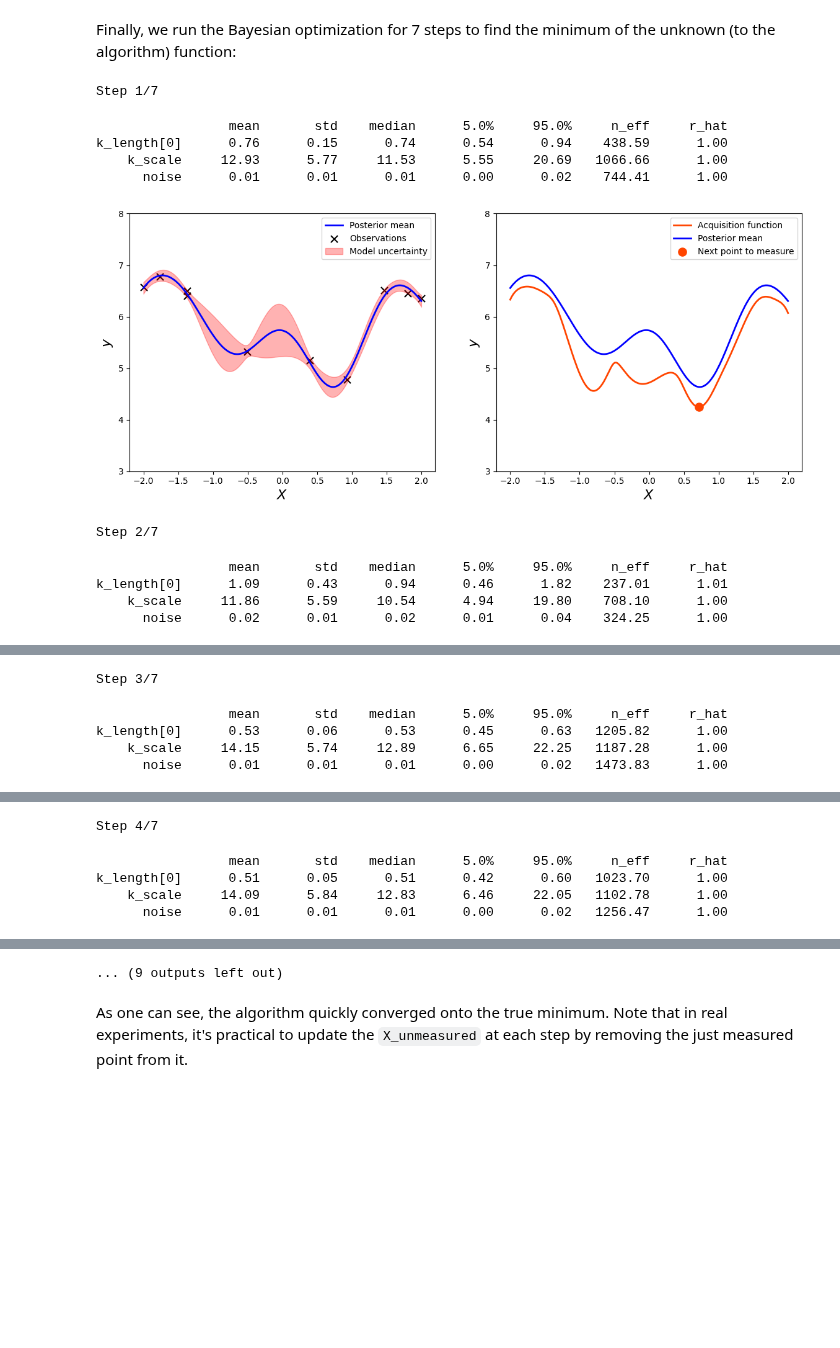
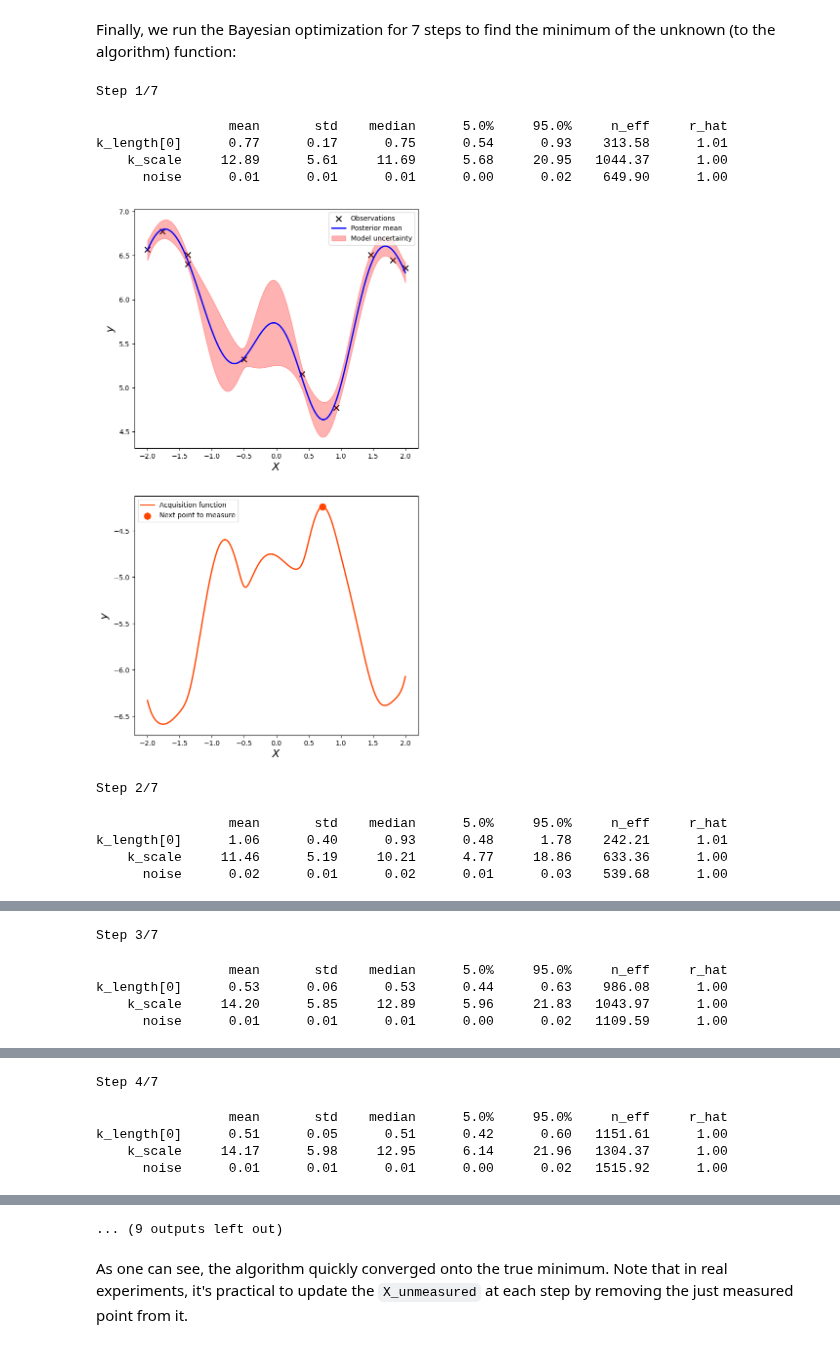
Before and after one commit to ziatdinovmax/gpax, a Jupyter notebook: examples/gpax_GPBO.ipynb, the cells around one changed output, grey strips where cells are left out. Cells and saved outputs as stored; diff of their text form; code cells hidden in the pictures; blank space fills up the shorter version.

```diff
--- a/examples/gpax_GPBO.ipynb
+++ b/examples/gpax_GPBO.ipynb
@@ -94,43 +110,42 @@ Finally, we run the Bayesian optimization for 7 steps to find the minimum of the
 # %%
 num_steps = 7
 
 for e in range(num_steps):
     print("\nStep {}/{}".format(e+1, num_steps))
     # Compute acquisition function
     acq, (y_pred, y_sampled) = step(X, y, X_unmeasured)
     # Get the next point to evaluate
-    idx = acq.argmin()
+    idx = acq.argmax()
     next_point = X_unmeasured[idx:idx+1]
     # Measure the point
     next_point_value = measure(next_point)
     # Update measured data
     X = np.append(X, X_unmeasured[idx:idx+1])
     y = np.append(y, next_point_value)
 
     # Plot observed points, mean prediction, and acqusition function
     lower_b = y_pred - y_sampled.std(axis=(0,1))
     upper_b = y_pred + y_sampled.std(axis=(0,1))
-    fig, (ax1, ax2) = plt.subplots(1, 2, dpi=100, figsize=(14, 5.5))
+    fig, (ax1, ax2) = plt.subplots(2, 1, dpi=100, figsize=(7.5, 14))
     ax1.scatter(X[:-1], y[:-1], marker='x', c='k', label="Observations", s=64)
+    ax1.plot(X_unmeasured, y_pred, lw=2, c='b', label='Posterior mean')
     ax1.fill_between(X_unmeasured, lower_b, upper_b, color='r', alpha=0.3, label="Model uncertainty")
     ax2.plot(X_unmeasured, acq, lw=2, c='orangered', label='Acquisition function')
     ax2.scatter(X_unmeasured[idx], acq[idx], s=90, c='orangered', label='Next point to measure')
     for ax in fig.axes:
-        ax.plot(X_unmeasured, y_pred, lw=2, c='b', label='Posterior mean')
-        ax.set_ylim(3.0, 8)
         ax.set_xlabel("$X$", fontsize=16)
         ax.set_ylabel("$y$", fontsize=16)
         ax.legend(loc='best', fontsize=10)
     plt.show()
 # %% [output]
 Step 1/7
                  mean       std    median      5.0%     95.0%     n_eff     r_hat
-k_length[0]      0.76      0.15      0.74      0.54      0.94    438.59      1.00
-    k_scale     12.93      5.77     11.53      5.55     20.69   1066.66      1.00
-      noise      0.01      0.01      0.01      0.00      0.02    744.41      1.00
+k_length[0]      0.77      0.17      0.75      0.54      0.93    313.58      1.01
+    k_scale     12.89      5.61     11.69      5.68     20.95   1044.37      1.00
+      noise      0.01      0.01      0.01      0.00      0.02    649.90      1.00
-[figure, old version]
+[figure, new version]
 Step 2/7
                  mean       std    median      5.0%     95.0%     n_eff     r_hat
-k_length[0]      1.09      0.43      0.94      0.46      1.82    237.01      1.01
-    k_scale     11.86      5.59     10.54      4.94     19.80    708.10      1.00
-      noise      0.02      0.01      0.02      0.01      0.04    324.25      1.00
+k_length[0]      1.06      0.40      0.93      0.48      1.78    242.21      1.01
+    k_scale     11.46      5.19     10.21      4.77     18.86    633.36      1.00
+      noise      0.02      0.01      0.02      0.01      0.03    539.68      1.00
@@ -138,5 +153,5 @@ k_length[0]      1.09      0.43      0.94      0.46      1.82    237.01      1.0
 Step 3/7
                  mean       std    median      5.0%     95.0%     n_eff     r_hat
-k_length[0]      0.53      0.06      0.53      0.45      0.63   1205.82      1.00
-    k_scale     14.15      5.74     12.89      6.65     22.25   1187.28      1.00
-      noise      0.01      0.01      0.01      0.00      0.02   1473.83      1.00
+k_length[0]      0.53      0.06      0.53      0.44      0.63    986.08      1.00
+    k_scale     14.20      5.85     12.89      5.96     21.83   1043.97      1.00
+      noise      0.01      0.01      0.01      0.00      0.02   1109.59      1.00
@@ -144,5 +159,5 @@ k_length[0]      0.53      0.06      0.53      0.45      0.63   1205.82      1.0
 Step 4/7
                  mean       std    median      5.0%     95.0%     n_eff     r_hat
-k_length[0]      0.51      0.05      0.51      0.42      0.60   1023.70      1.00
-    k_scale     14.09      5.84     12.83      6.46     22.05   1102.78      1.00
-      noise      0.01      0.01      0.01      0.00      0.02   1256.47      1.00
+k_length[0]      0.51      0.05      0.51      0.42      0.60   1151.61      1.00
+    k_scale     14.17      5.98     12.95      6.14     21.96   1304.37      1.00
+      noise      0.01      0.01      0.01      0.00      0.02   1515.92      1.00
```
Also changed, not shown: parts of 5 cells of this notebook.
